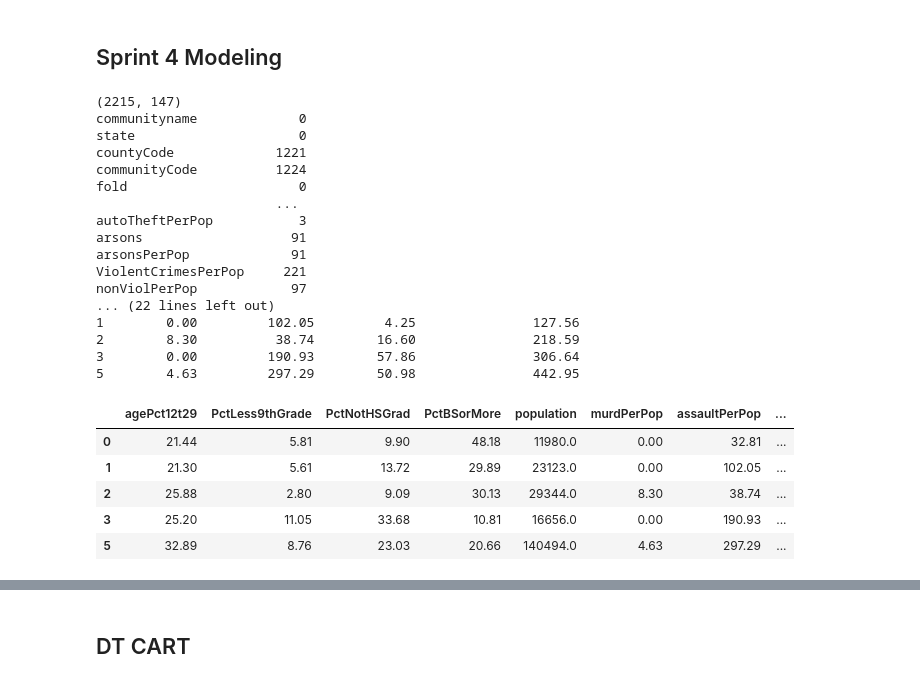
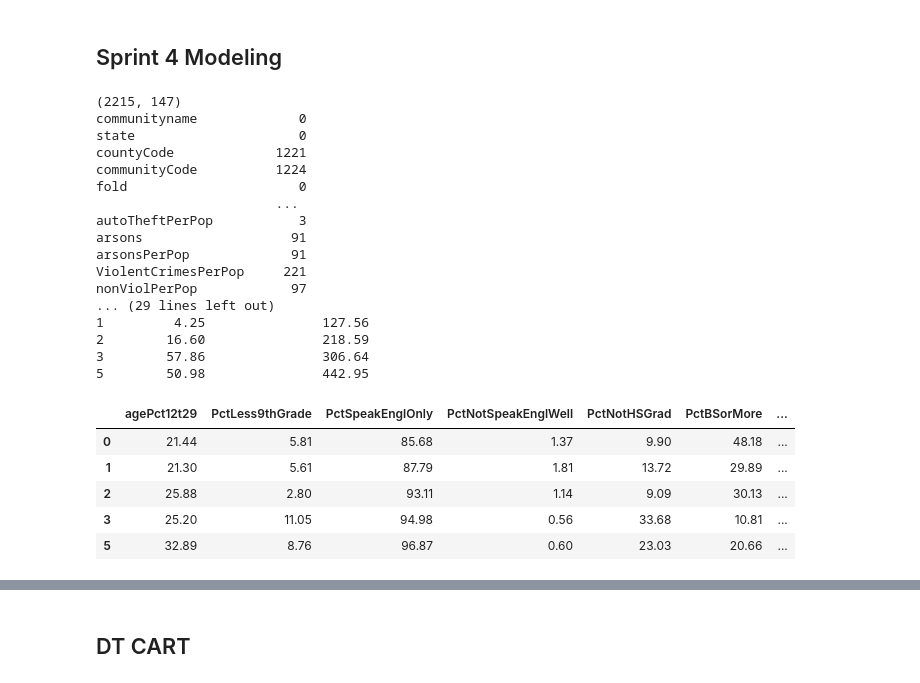
Before and after one commit to FrancoA325/PredictiveG24, a Jupyter notebook: sprint4_models.ipynb, the cells around one changed output, grey strips where cells are left out. Cells and saved outputs as stored; diff of their text form; code cells hidden in the pictures.

```diff
--- a/sprint4_models.ipynb
+++ b/sprint4_models.ipynb
@@ -15,7 +15,7 @@ print(crime_in.isnull().sum())
 # replace null values in ViolentCrimesPerPop with knn imputation
 from sklearn.impute import KNNImputer
 
-columns = ['agePct12t29', 'PctLess9thGrade', 'PctNotHSGrad', 'PctBSorMore', 'population', 'murdPerPop',
+columns = ['agePct12t29', 'PctLess9thGrade','PctSpeakEnglOnly', 'PctNotSpeakEnglWell', 'PctNotHSGrad', 'PctBSorMore', 'population', 'murdPerPop',
            'assaultPerPop', 'rapesPerPop','ViolentCrimesPerPop']
 # imputer = KNNImputer(n_neighbors=3)
 # crime_in['ViolentCrimesPerPop'] = imputer.fit_transform(crime_in[['ViolentCrimesPerPop']])
@@ -38,26 +38,26 @@ arsons                   91
 arsonsPerPop             91
 ViolentCrimesPerPop     221
 nonViolPerPop            97
-... (22 lines left out)
-1        0.00         102.05         4.25               127.56
-2        8.30          38.74        16.60               218.59
-3        0.00         190.93        57.86               306.64
-5        4.63         297.29        50.98               442.95
+... (29 lines left out)
+1         4.25               127.56
+2        16.60               218.59
+3        57.86               306.64
+5        50.98               442.95
 # %%
-columns = ['agePct12t29', 'PctLess9thGrade', 'PctNotHSGrad', 'PctBSorMore', 'population', 'murdPerPop',
+columns = ['agePct12t29', 'PctLess9thGrade','PctSpeakEnglOnly', 'PctNotSpeakEnglWell', 'PctNotHSGrad', 'PctBSorMore', 'population', 'murdPerPop',
            'assaultPerPop', 'rapesPerPop','ViolentCrimesPerPop']
 crime_in[columns] = crime_in[columns].astype(float)
 
 crime_in.loc[(crime_in['population'] >= 10000) & (crime_in['population'] < 25000), 'size'] = 'small'
 crime_in.loc[(crime_in['population'] >= 25001) & (crime_in['population'] < 50000), 'size'] = 'medium'
 crime_in.loc[(crime_in['population'] >= 50001) & (crime_in['population'] < 200000), 'size'] = 'large'
 crime_in.loc[crime_in['population'] >= 200000, 'size'] = 'superLarge'
 crime_in.head()
 # %% [output]
-|  | agePct12t29 | PctLess9thGrade | PctNotHSGrad | PctBSorMore | population | murdPerPop | assaultPerPop | ... |
-| 0 | 21.44 | 5.81 | 9.90 | 48.18 | 11980.0 | 0.00 | 32.81 | ... |
-| 1 | 21.30 | 5.61 | 13.72 | 29.89 | 23123.0 | 0.00 | 102.05 | ... |
-| 2 | 25.88 | 2.80 | 9.09 | 30.13 | 29344.0 | 8.30 | 38.74 | ... |
-| 3 | 25.20 | 11.05 | 33.68 | 10.81 | 16656.0 | 0.00 | 190.93 | ... |
-| 5 | 32.89 | 8.76 | 23.03 | 20.66 | 140494.0 | 4.63 | 297.29 | ... |
+|  | agePct12t29 | PctLess9thGrade | PctSpeakEnglOnly | PctNotSpeakEnglWell | PctNotHSGrad | PctBSorMore | ... |
+| 0 | 21.44 | 5.81 | 85.68 | 1.37 | 9.90 | 48.18 | ... |
+| 1 | 21.30 | 5.61 | 87.79 | 1.81 | 13.72 | 29.89 | ... |
+| 2 | 25.88 | 2.80 | 93.11 | 1.14 | 9.09 | 30.13 | ... |
+| 3 | 25.20 | 11.05 | 94.98 | 0.56 | 33.68 | 10.81 | ... |
+| 5 | 32.89 | 8.76 | 96.87 | 0.60 | 23.03 | 20.66 | ... |
 # %%
```
Also changed, not shown: parts of 7 cells of this notebook.
